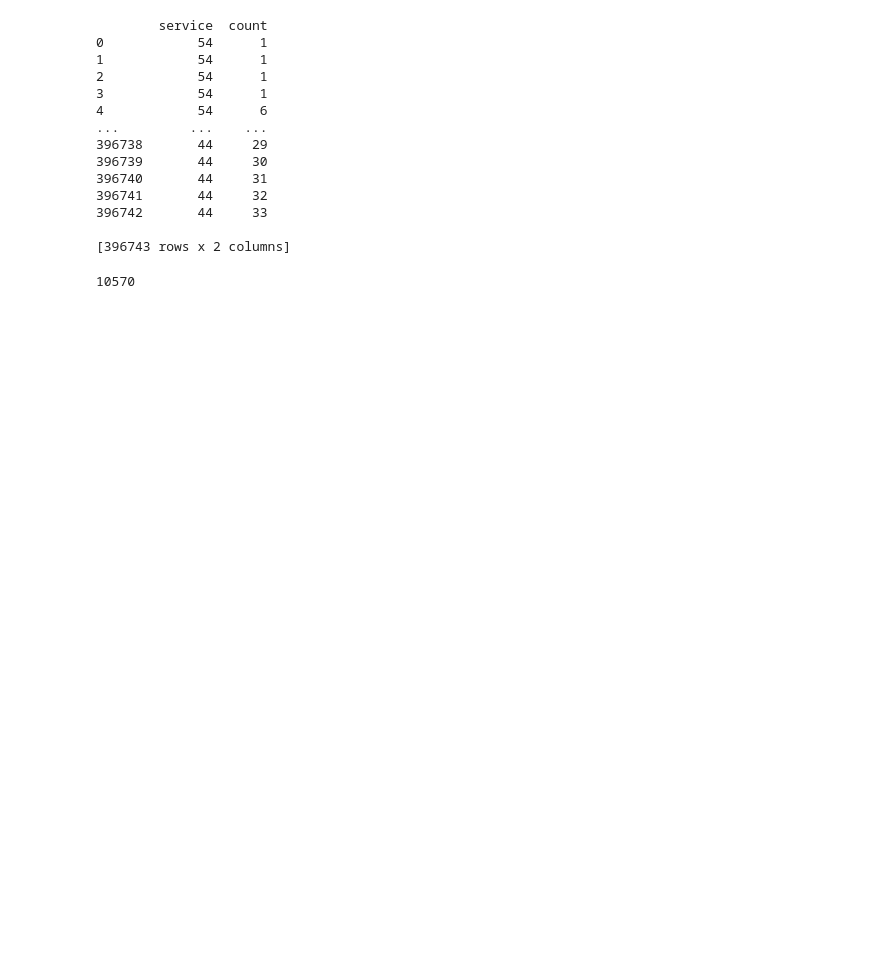
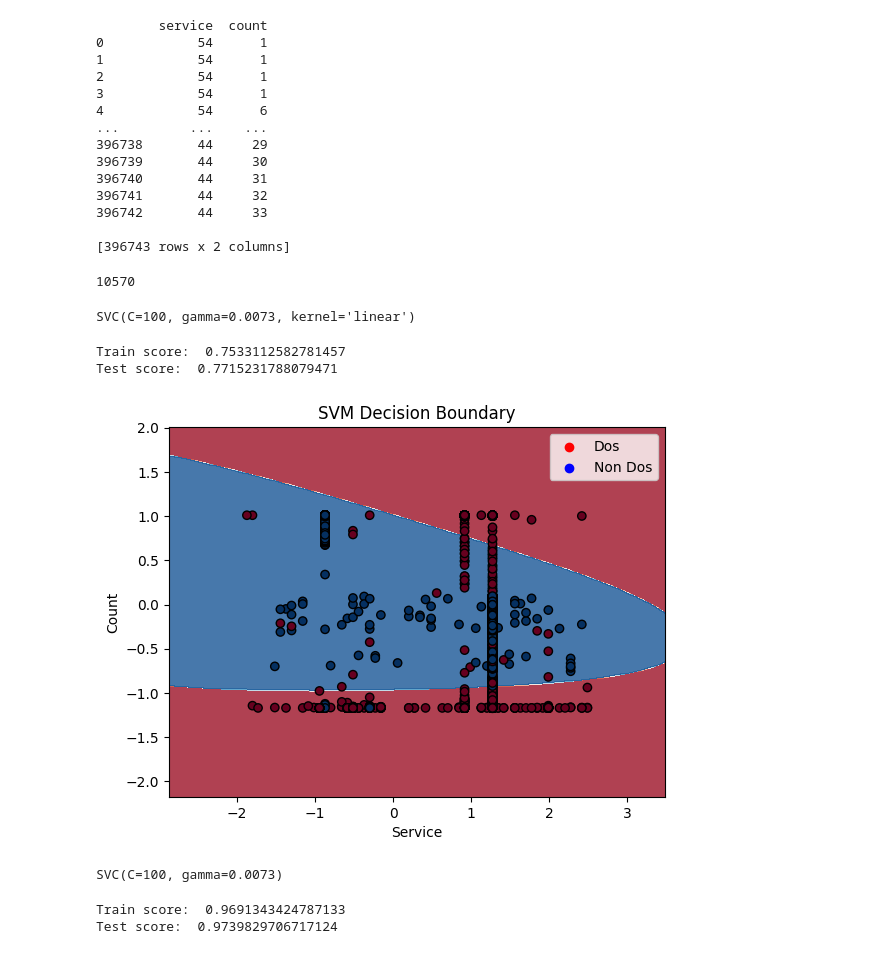
Before and after one commit to ander9991/CS-GY-6923-Machine-Learning, a Jupyter notebook: Assignment - Week 4/Steven_Granaturov_Assignment04.ipynb, the cells around one changed output. Cells and saved outputs as stored; diff of their text form; code cells hidden in the pictures; blank space fills up the shorter version.

```diff
--- a/Assignment - Week 4/Steven_Granaturov_Assignment04.ipynb
+++ b/Assignment - Week 4/Steven_Granaturov_Assignment04.ipynb
@@ -56,6 +74,12 @@ print(len(X_resampled))
 # %%
 from sklearn.model_selection import train_test_split
 X_train, X_test, y_train, y_test = train_test_split(X_resampled, y_resampled, test_size = 0.2, random_state = 1)
+# %%
+from sklearn.preprocessing import StandardScaler
+
+scaler = StandardScaler()
+X_scaled_train = scaler.fit_transform(X_train)
+X_scaled_test = scaler.fit_transform(X_test)
 # %%
 from sklearn import svm
 
@@ -96,3 +190,71 @@ X_resampled, y_resampled = undersampler.fit_resample(X, y)
 print(len(X_resampled))
 # %% [output]
 10570
+# %%
+X_train, X_test, y_train, y_test = train_test_split(X_resampled, y_resampled, test_size = 0.2, random_state = 1)
+# %%
+X_scaled_train = scaler.fit_transform(X_train)
+X_scaled_test = scaler.fit_transform(X_test)
+# %%
+svc = svm.SVC(kernel='linear', C=100, gamma=.0073)
+
+svc.fit(X_scaled_train, y_train)
+# %% [output]
+SVC(C=100, gamma=0.0073, kernel='linear')
+# %%
+y_train_pred = svc.predict(X_scaled_train)
+y_test_pred = svc.predict(X_scaled_test)
+
+train_score = accuracy_score(y_train, y_train_pred)
+test_score = accuracy_score(y_test, y_test_pred)
+
+print("Train score: ", train_score)
+print("Test score: ", test_score)
+# %% [output]
+Train score:  0.7533112582781457
+Test score:  0.7715231788079471
+# %%
+import matplotlib.pyplot as plt
+# Define a meshgrid of points to plot the decision boundary
+x_min, x_max = X_scaled_train[:, 0].min() - 1, X_scaled_train[:, 0].max() + 1
+y_min, y_max = X_scaled_train[:, 1].min() - 1, X_scaled_train[:, 1].max() + 1
+xx, yy = np.meshgrid(np.arange(x_min, x_max, 0.01), np.arange(y_min, y_max, 0.01))
+
+Z = svc.predict(np.c_[xx.ravel(), yy.ravel()])
+Z = Z.reshape(xx.shape)
+
+# Plot the decision boundary
+scatter1 = plt.scatter([], [], c='red', label='Dos', cmap=plt.cm.RdBu)
+scatter2 = plt.scatter([], [], c='blue', label='Non Dos', cmap=plt.cm.RdBu)
+plt.legend(handles=[scatter1, scatter2], loc='upper right')
+
+plt.contourf(xx, yy, Z, cmap=plt.cm.RdBu, alpha=0.8)
+
+# Plot the data points
+plt.scatter(X_scaled_train[:, 0], X_scaled_train[:, 1], c=y_train, cmap=plt.cm.RdBu, edgecolors='k')
+
+plt.xlabel('Service')
+plt.ylabel('Count')
+plt.title('SVM Decision Boundary')
+plt.legend()
+plt.show()
+# %% [output]
+[figure, added]
+# %%
+svc = svm.SVC(kernel='rbf', C=100, gamma=.0073)
+
+svc.fit(X_scaled_train, y_train)
+# %% [output]
+SVC(C=100, gamma=0.0073)
+# %%
+y_train_pred = svc.predict(X_scaled_train)
+y_test_pred = svc.predict(X_scaled_test)
+
+train_score = accuracy_score(y_train, y_train_pred)
+test_score = accuracy_score(y_test, y_test_pred)
+
+print("Train score: ", train_score)
+print("Test score: ", test_score)
+# %% [output]
+Train score:  0.9691343424787133
+Test score:  0.9739829706717124
```
Also changed, not shown: parts of 10 cells of this notebook.
